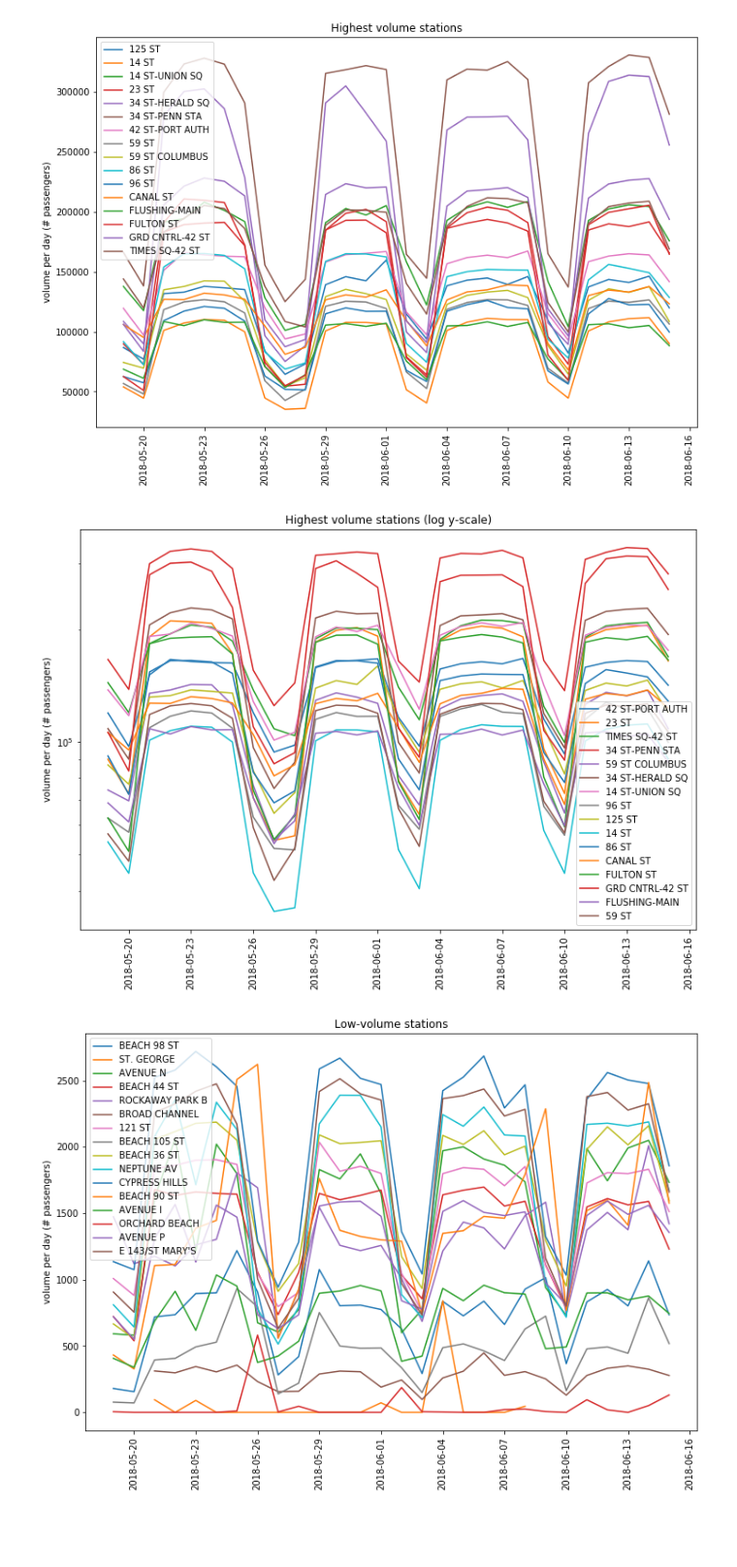
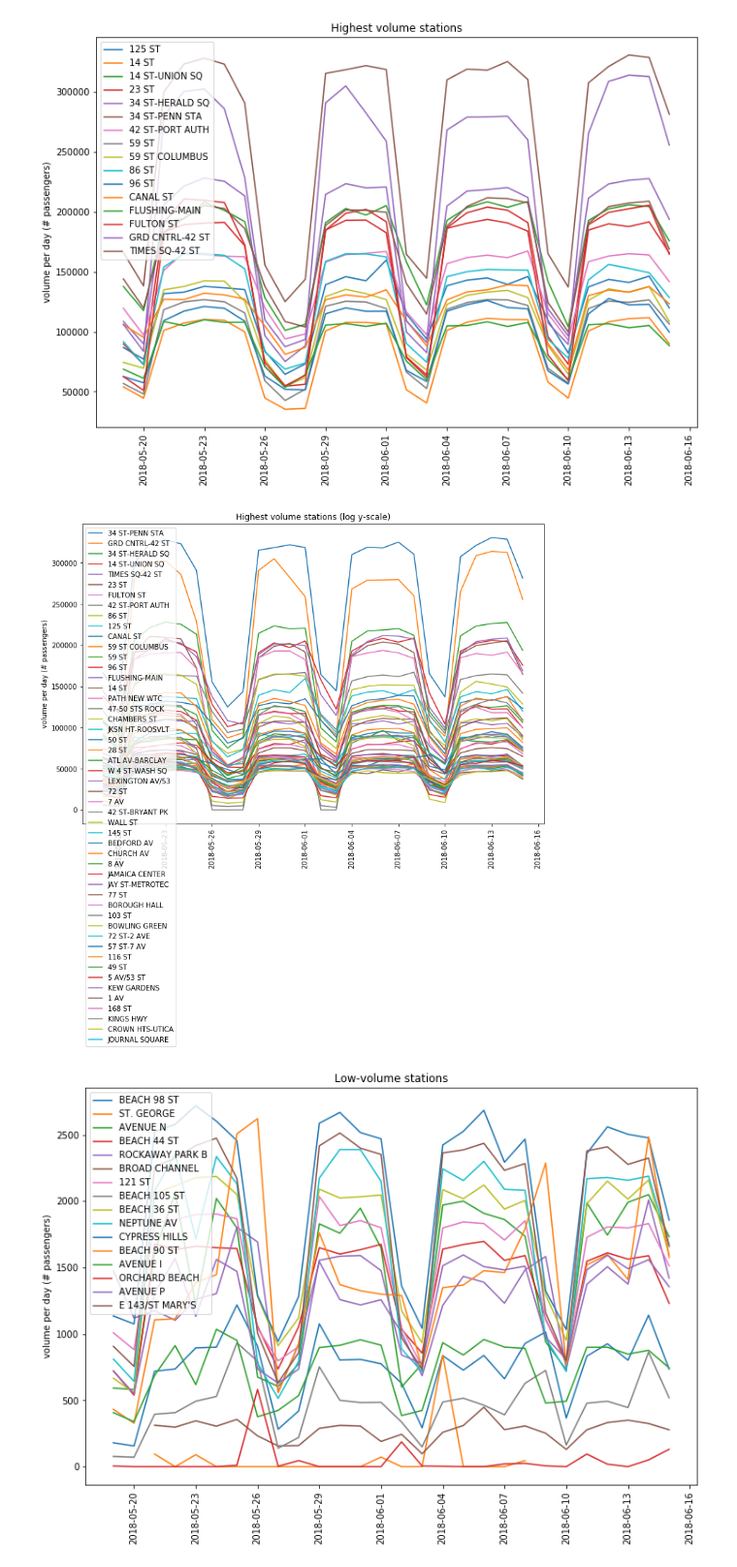
Before and after one commit to luketibbott/benson, a Jupyter notebook: benson_EDA-KF.ipynb, the cells around one changed output. Shown at 97% size. Cells and saved outputs as stored; diff of their text form; code cells hidden in the pictures; blank space fills up the shorter version.

Commit message:
final figure in .png format

```diff
--- a/benson_EDA-KF.ipynb
+++ b/benson_EDA-KF.ipynb
@@ -143 +157,7 @@ grp6['WKDAY_rsd'] = grp6['WKDAY_std'] / grp6['TOTAL']
+# %%
+grp6 = grp6.drop(grp6[grp6['WKEND_TOTAL'] < 500].index)
+# %%
+grp6['WEEKDAY_RATIO'] = (grp6['WKDAY_TOTAL']/5) / (grp6['WKEND_TOTAL']/2)
+# %%
+top50 = grp6.sort_values('TOTAL', ascending=False).head(50)
 # %%
@@ -246,20 +324,21 @@ for s in highest_vol:
 # %%
 # ** If we want to keep this chart, change x-axis to 'Mon, Tues, Wed, etc'?
 
 fig, ax = plt.subplots(figsize=[12,8])
 
-for s in highest_vol:
+for s in top50['STATION'].values:
     dum_df = grp3[grp3['STATION'] == s]
     xs = dum_df['DATE']
-    plt.semilogy(xs, dum_df['TOTAL'], label=s)
+#     plt.semilogy(xs, dum_df['TOTAL'], label=s)
+    plt.plot(xs, dum_df['TOTAL'], label=s)
 #     xticklocs = ax.get_xticks()
 #     plt.xticks(xticklocs, x_labels)
     plt.xticks(rotation=90)
     plt.legend()
     plt.ylabel('volume per day (# passengers)')
     plt.title('Highest volume stations (log y-scale)');
 # %% [output]
-[figure, old version]
+[figure, new version]
 # %%
 # ** If we want to keep this chart, change x-axis to 'Mon, Tues, Wed, etc'?
 
```
Also changed, not shown: parts of 13 cells of this notebook.
